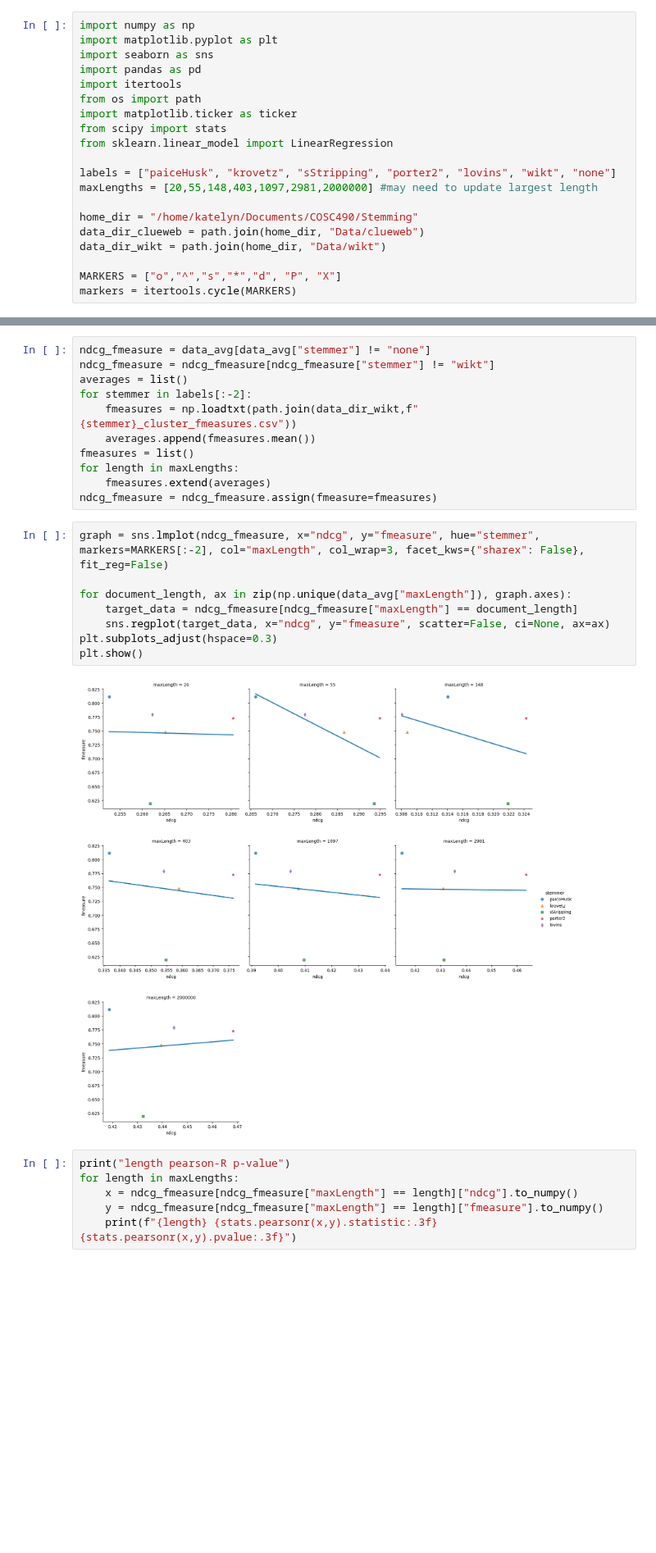
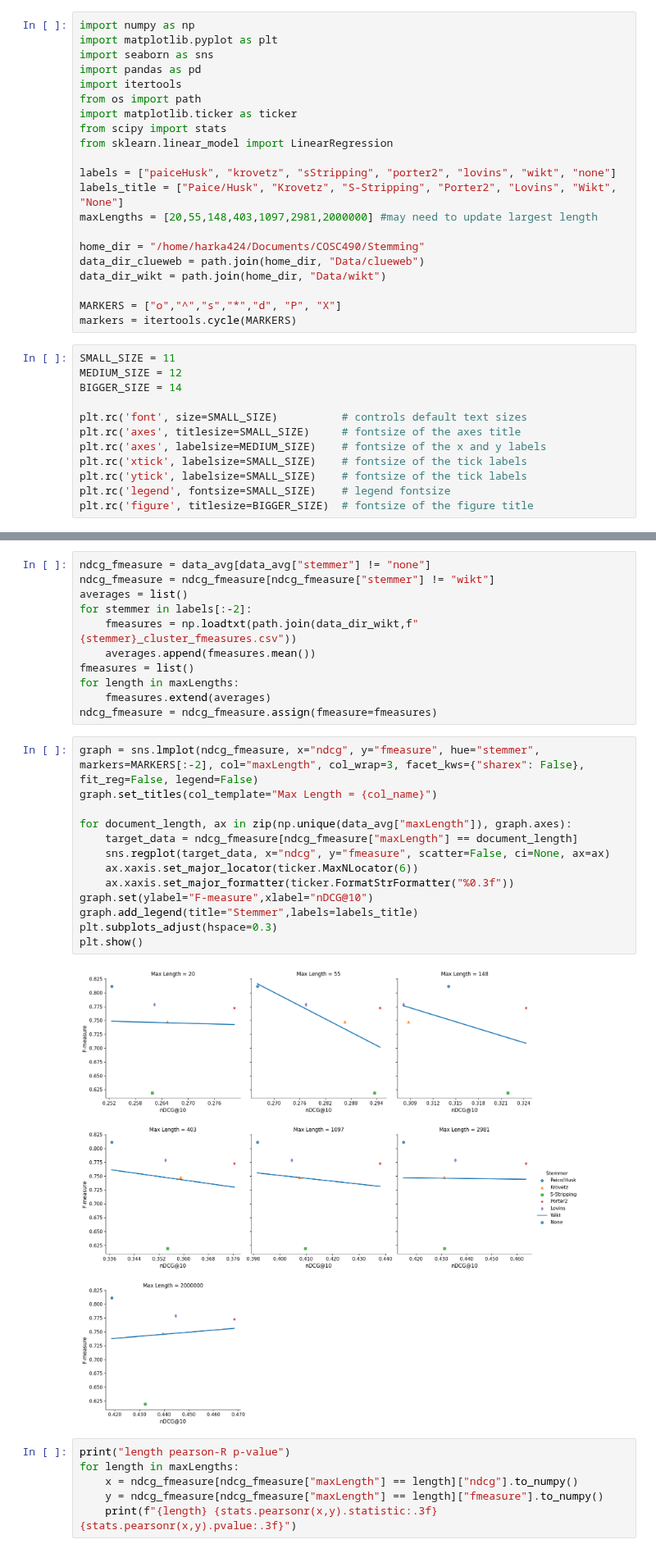
Before and after one commit to Axiomatic314/Stemming, a Jupyter notebook: ClueWeb/clueweb-documentLength.ipynb, the cells around one changed output, grey strips where cells are left out. Shown at 82% size. Saved outputs shown, nothing was run; the diff lists cells and outputs as text; blank space fills up the shorter version.

```diff
--- a/ClueWeb/clueweb-documentLength.ipynb
+++ b/ClueWeb/clueweb-documentLength.ipynb
@@ -10,14 +10,27 @@ from scipy import stats
 from sklearn.linear_model import LinearRegression
 
 labels = ["paiceHusk", "krovetz", "sStripping", "porter2", "lovins", "wikt", "none"]
+labels_title = ["Paice/Husk", "Krovetz", "S-Stripping", "Porter2", "Lovins", "Wikt", "None"]
 maxLengths = [20,55,148,403,1097,2981,2000000] #may need to update largest length
 
-home_dir = "/home/katelyn/Documents/COSC490/Stemming"
+home_dir = "/home/harka424/Documents/COSC490/Stemming"
 data_dir_clueweb = path.join(home_dir, "Data/clueweb")
 data_dir_wikt = path.join(home_dir, "Data/wikt")
 
 MARKERS = ["o","^","s","*","d", "P", "X"]
 markers = itertools.cycle(MARKERS)
+# %%
+SMALL_SIZE = 11
+MEDIUM_SIZE = 12
+BIGGER_SIZE = 14
+
+plt.rc('font', size=SMALL_SIZE)          # controls default text sizes
+plt.rc('axes', titlesize=SMALL_SIZE)     # fontsize of the axes title
+plt.rc('axes', labelsize=MEDIUM_SIZE)    # fontsize of the x and y labels
+plt.rc('xtick', labelsize=SMALL_SIZE)    # fontsize of the tick labels
+plt.rc('ytick', labelsize=SMALL_SIZE)    # fontsize of the tick labels
+plt.rc('legend', fontsize=SMALL_SIZE)    # legend fontsize
+plt.rc('figure', titlesize=BIGGER_SIZE)  # fontsize of the figure title
 # %% [markdown]
 ### Preparing Data
 # %%
@@ -83,15 +96,20 @@ for length in maxLengths:
     fmeasures.extend(averages)
 ndcg_fmeasure = ndcg_fmeasure.assign(fmeasure=fmeasures)
 # %%
-graph = sns.lmplot(ndcg_fmeasure, x="ndcg", y="fmeasure", hue="stemmer", markers=MARKERS[:-2], col="maxLength", col_wrap=3, facet_kws={"sharex": False}, fit_reg=False)
+graph = sns.lmplot(ndcg_fmeasure, x="ndcg", y="fmeasure", hue="stemmer", markers=MARKERS[:-2], col="maxLength", col_wrap=3, facet_kws={"sharex": False}, fit_reg=False, legend=False)
+graph.set_titles(col_template="Max Length = {col_name}")
 
 for document_length, ax in zip(np.unique(data_avg["maxLength"]), graph.axes):
     target_data = ndcg_fmeasure[ndcg_fmeasure["maxLength"] == document_length]
     sns.regplot(target_data, x="ndcg", y="fmeasure", scatter=False, ci=None, ax=ax)
+    ax.xaxis.set_major_locator(ticker.MaxNLocator(6))
+    ax.xaxis.set_major_formatter(ticker.FormatStrFormatter("%0.3f"))
+graph.set(ylabel="F-measure",xlabel="nDCG@10")
+graph.add_legend(title="Stemmer",labels=labels_title)
 plt.subplots_adjust(hspace=0.3)
 plt.show()
 # %% [output]
-[figure, old version]
+[figure, new version]
 # %%
 print("length pearson-R p-value")
 for length in maxLengths:
```
Also changed, not shown: parts of 1 cell of this notebook.
